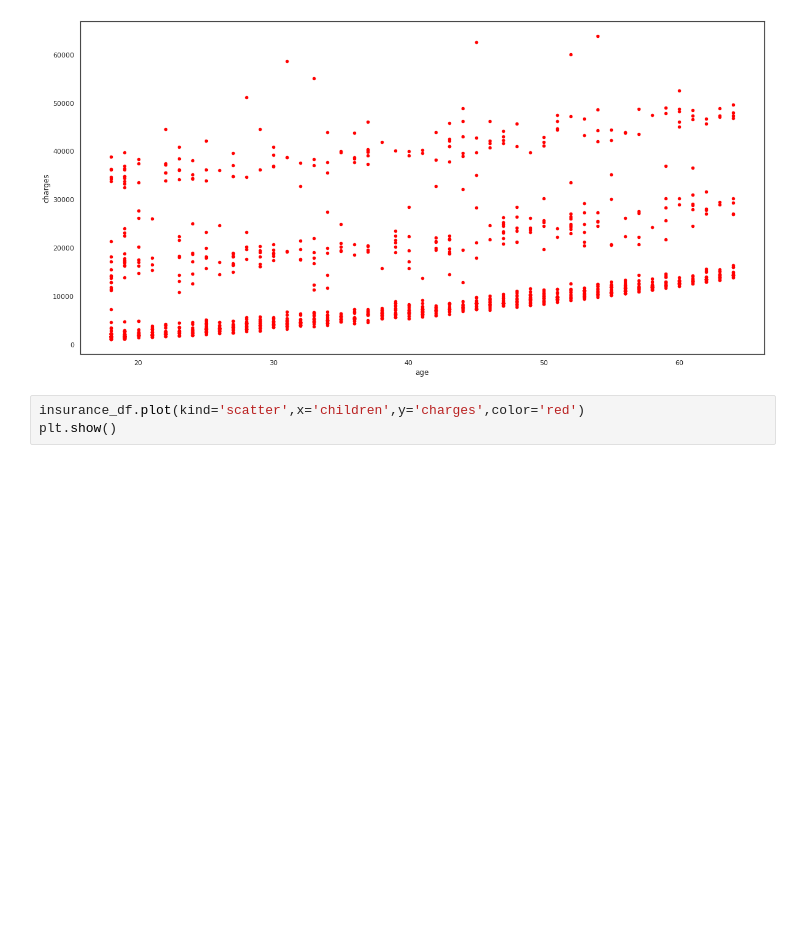
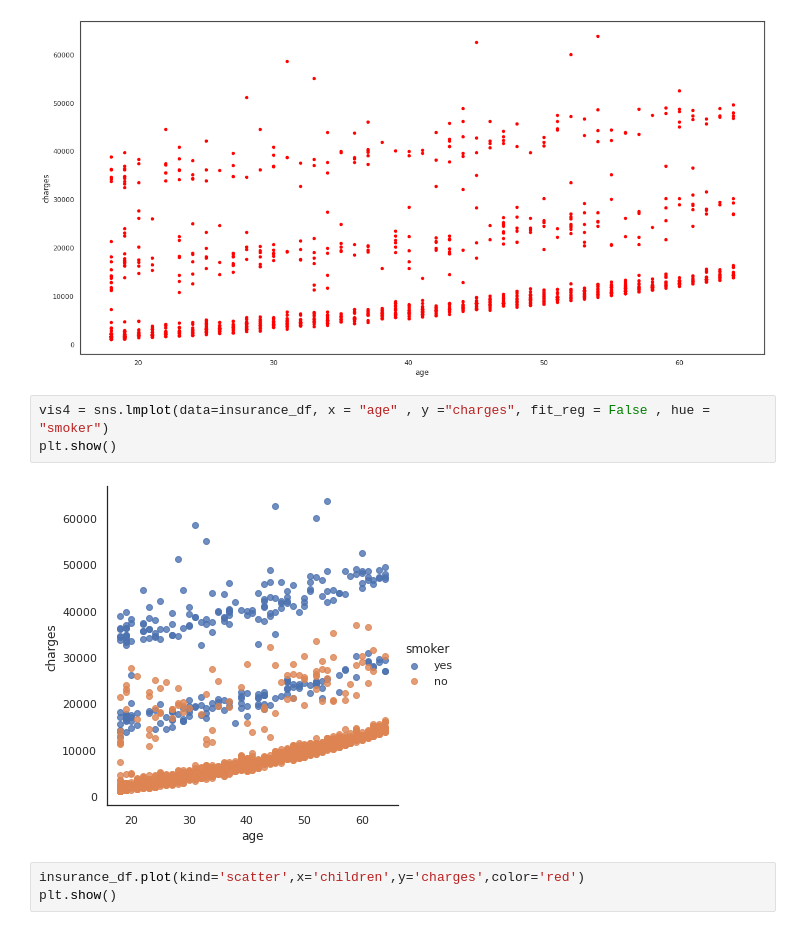
Before and after one commit to patchacha/FTW-HW-on-Pandas-and-Matplotlib, a Jupyter notebook: Pandas_HW_PP_100220.ipynb, the cells around one changed output. Saved outputs shown, nothing was run; the diff lists cells and outputs as text; blank space fills up the shorter version.

```diff
--- a/Pandas_HW_PP_100220.ipynb
+++ b/Pandas_HW_PP_100220.ipynb
@@ -104,6 +219,11 @@ insurance_df.plot(kind='scatter',x='age',y='charges',color='red')
 plt.show()
 # %% [output]
 [figure]
+# %%
+vis4 = sns.lmplot(data=insurance_df, x = "age" , y ="charges", fit_reg = False , hue = "smoker")
+plt.show()
+# %% [output]
+[figure, added]
 # %%
 insurance_df.plot(kind='scatter',x='children',y='charges',color='red')
 plt.show()
```
Also changed, not shown: parts of 30 cells of this notebook.
